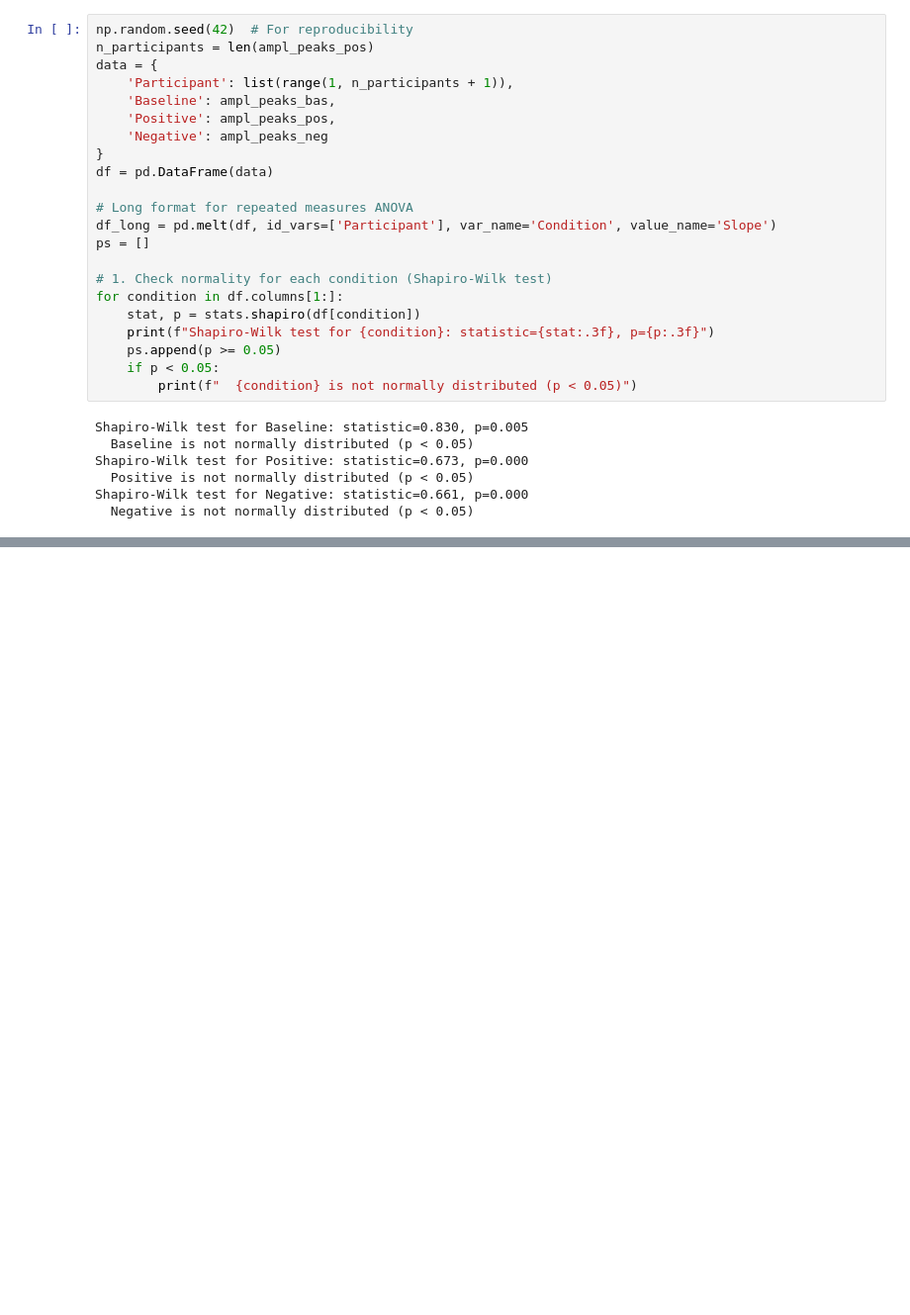
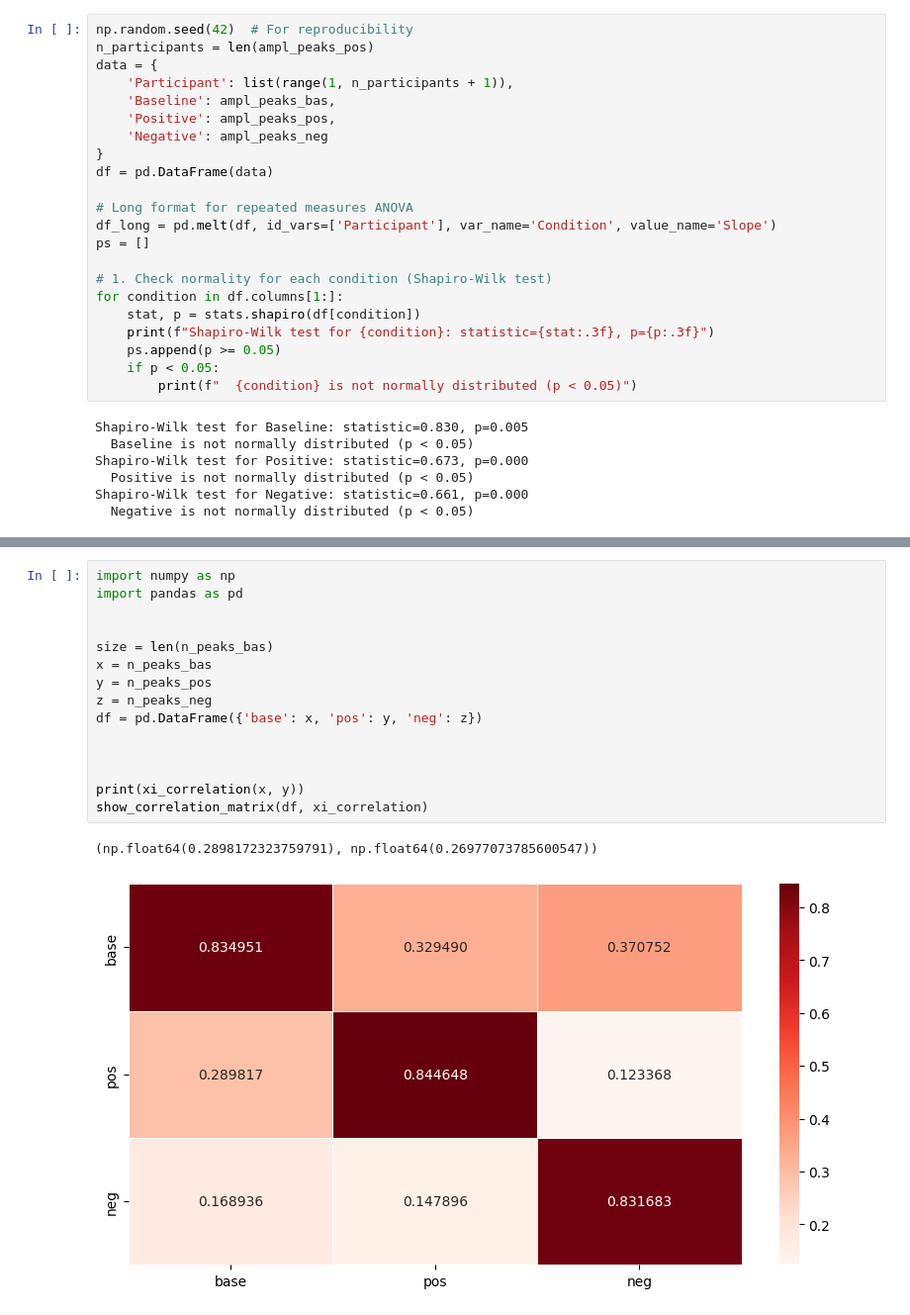
Before and after one commit to Anna-Palatkina-itu/driving_performance_project, a Jupyter notebook: notebooks/eda_stat_test.ipynb, the cells around one changed output, grey strips where cells are left out. Shown at 99% size. Saved outputs shown, nothing was run; the diff lists cells and outputs as text; blank space fills up the shorter version.

```diff
--- a/notebooks/eda_stat_test.ipynb
+++ b/notebooks/eda_stat_test.ipynb
@@ -260,0 +448,18 @@ Chi-square=0.471, p=0.790
+# %%
+import numpy as np
+import pandas as pd
+
+
+size = len(n_peaks_bas)
+x = n_peaks_bas
+y = n_peaks_pos
+z = n_peaks_neg
+df = pd.DataFrame({'base': x, 'pos': y, 'neg': z})
+
+
+
+print(xi_correlation(x, y))
+show_correlation_matrix(df, xi_correlation)
+# %% [output]
+(np.float64(0.2898172323759791), np.float64(0.26977073785600547))
+[figure, added]
```
Also changed, not shown: parts of 9 cells of this notebook, 3 other files.
